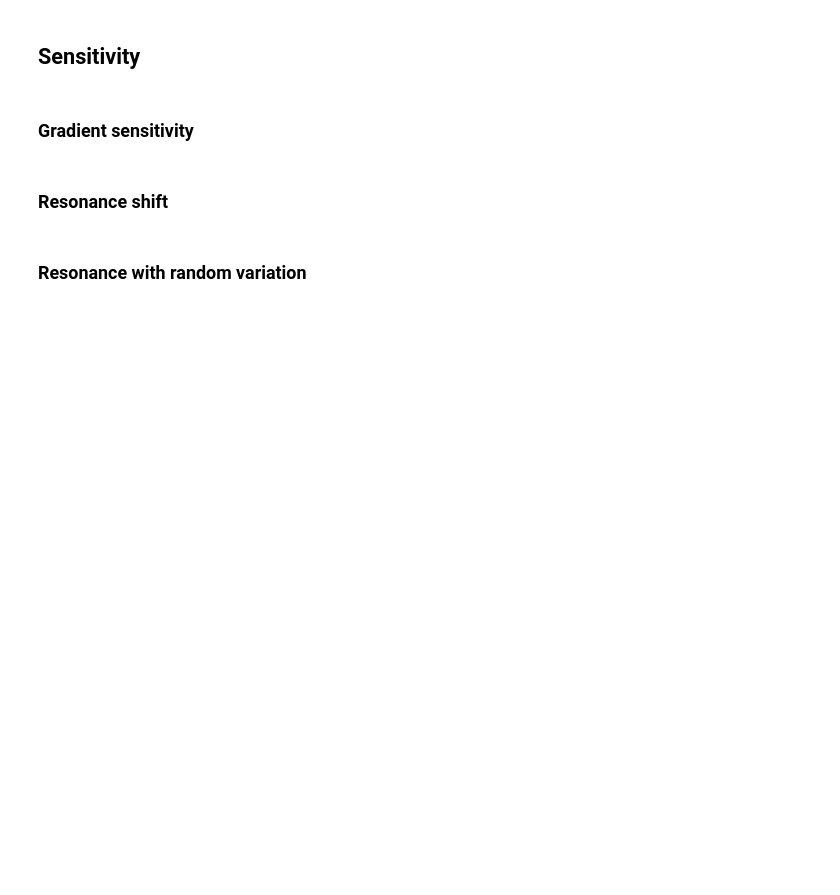
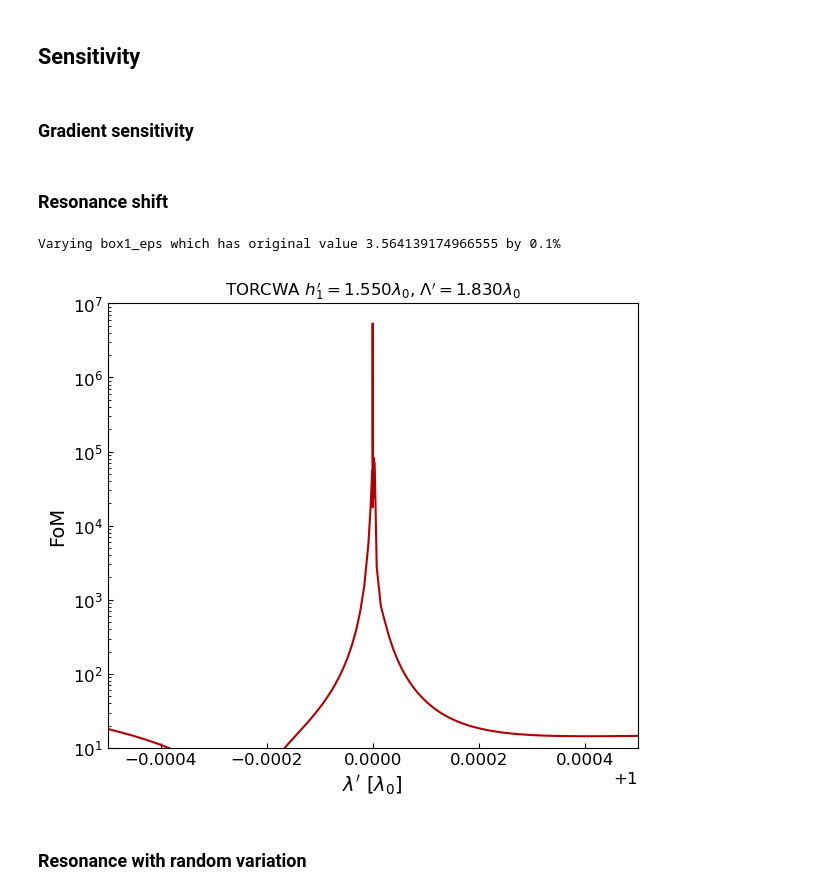
Before and after one commit to jadonylin/relativistic-lightsail-dynamics, a Jupyter notebook: Optimisation/run_parallel_extract.ipynb, the cells around one changed output. Cells and saved outputs as stored; diff of their text form; code cells hidden in the pictures; blank space fills up the shorter version.

```diff
--- a/Optimisation/run_parallel_extract.ipynb
+++ b/Optimisation/run_parallel_extract.ipynb
@@ -189,22 +189,32 @@ print(percentage_FOM_change)
 # %%
 test_params = deepcopy(opt_params)
 choose_parameter_idx = 5
 original = test_params[choose_parameter_idx]
-choose_parameter = "index1"
-relative_change = 0e-3  # relative to original pitch
+choose_parameter = parameters.param_names[choose_parameter_idx]
+relative_change = 1e-3  # relative to original pitch
+print(f"Varying {choose_parameter} which has original value {original} by {relative_change*100}%")
 test_params[choose_parameter_idx] *= 1.+relative_change
 grating = TwoBox(*test_params, wavelength=1., angle=0., Nx=opt_grating.Nx, nG=opt_grating.nG, Qabs=np.inf, RCWA_engine=opt_grating.RCWA_engine, torcwa_edge_sharpness=opt_grating.torcwa_edge_sharpness)
 
 angle = 0.
-n_plot = 20
+n_plot = 100
 
-# wavelength_range = [0.999983,1.00002]
-w_range = 1e-4
-# wavelength_range = np.array([1-w_range/2,1+w_range/2])
-wavelength_range = np.array([1-2e-5,1-1.e-5])
-eig_fig, eig_ax = grating.show_Eigs(wavelength_range, I0, n_plot, False, False, 'o')
-eig_ax[0].set_yscale("symlog", linthresh=1e-5)
-eig_ax[0].set_ylim(-1e2,1e2)
+w_range = 1e-3
+wavelength_range = np.array([1-w_range/2,1+w_range/2])
+# wavelength_range = np.array([1+relative_change-w_range/2,1+relative_change+w_range/2])
+
+# eig_fig, eig_ax = grating.show_Eigs(wavelength_range, I0, n_plot, False, False, 'o')
+# eig_ax[0].set_yscale("symlog", linthresh=1e-5)
+# eig_ax[0].set_ylim(-1e2,1e2)
 # eig_ax[0].ticklabel_format(axis='x', style='sci', scilimits=(np.log10(w_range)-1,np.log10(w_range)-1))
+# eig_fig.savefig(save_fname / f"eigvals_with_{choose_parameter}_change/{relative_change:.1E}relative.pdf", bbox_inches = "tight")
 
-# eig_fig.savefig(save_fname / f"eigvals_with_{choose_parameter}_change/{relative_change:.1E}relative.pdf", bbox_inches = "tight")
+
+fig, ax = grating.show_FOM_spectrum(monofom=fom.monofom_kpr_unstable, wavelength_range=wavelength_range,
+                                    num_plot_points=n_plot, I=I0, adaptive_sampling=True, loss_goal=0.01)
+ax.set_ylim(bottom=1e1, top=1e7)
+ax.set_yscale("log")
+fig.savefig(save_fname / f"{relative_change:.1E}relative.pdf", bbox_inches = "tight")
+# %% [output]
+Varying box1_eps which has original value 3.564139174966555 by 0.1%
+[figure, added]
```
Also changed, not shown: parts of 6 cells of this notebook.
